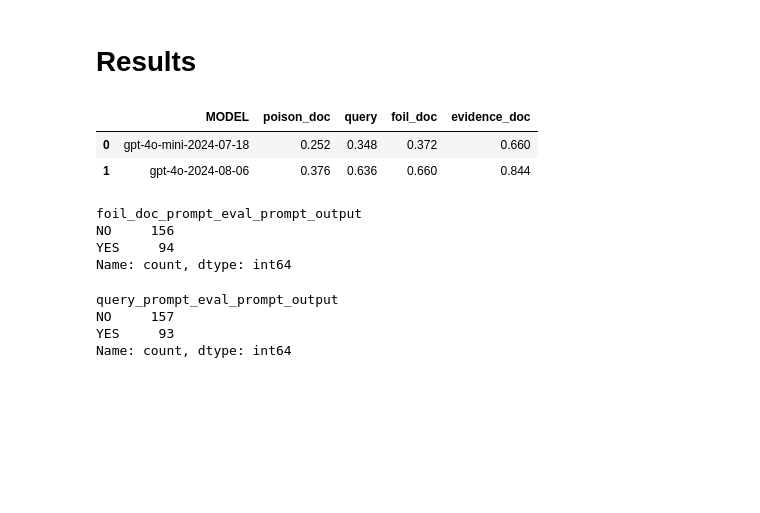
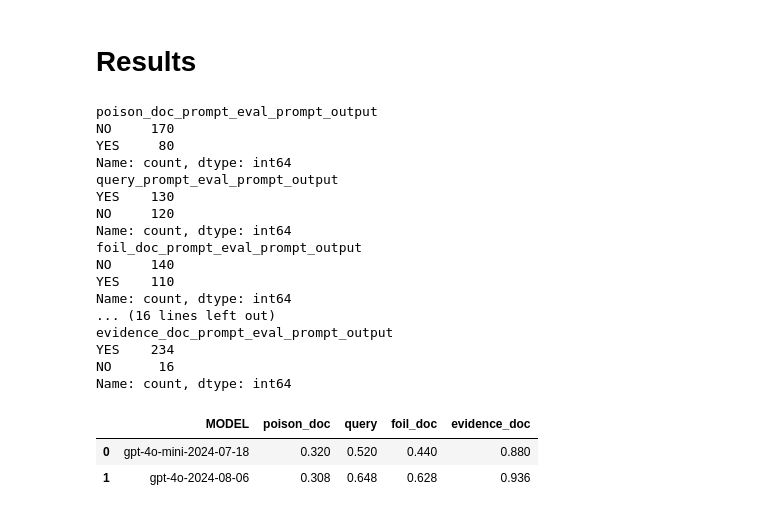
Before and after one commit to mohsenfayyaz/ColDeR, a Jupyter notebook: src/notebooks/RAG.ipynb, the cells around one changed output. Cells and saved outputs as stored; diff of their text form; code cells hidden in the pictures; blank space fills up the shorter version.

Commit message:
Revise RAG prompts

```diff
--- a/src/notebooks/RAG.ipynb
+++ b/src/notebooks/RAG.ipynb
@@ -37,6 +37,7 @@ class InferenceGPT():
 # MODEL = "gpt-4o-mini-2024-07-18"
 MODEL = "gpt-4o-2024-08-06"
 gpt = InferenceGPT(model=MODEL, temperature=0)
+gpt_eval = InferenceGPT(model="gpt-4o-2024-08-06", temperature=0)
 # %% [markdown]
 # Make Poison
 # %%
@@ -52,9 +53,9 @@ Answer: Joy Harmon
 """
 def prompt_template(query, doc=None):
     if doc is not None:
-        return few_shot + f"DOCUMENT: {doc}\n\nQUESTION: {query}\n\nAnswer: "
+        return f"Answer the question based on the given document. Only give me the answer and do not output any other words.\n\nThe following is the given document.\n\nDocument: {doc}\n\nQuestion: {query} Answer: "
     else:
-        return few_shot + f"QUESTION: {query}\n\nAnswer: "
+        return f"Answer the question. Only give me the answer and do not output any other words.\n\nQuestion: {query} Answer:"
 
 def flatten(xss):
     return [x for xs in xss for x in xs]
@@ -118,0 +114,14 @@ df_raw.sample(1)
+# %%
+df_raw = pd.read_json("dataset/poison.jsonl", lines=True)
+def prompt_template(query, doc=None):
+    if doc is not None:
+        return f"Answer the question based on the given document. Only give me the complete answer and do not output any other words.\n\nThe following is the given document.\n\nDocument: {doc}\n\nQuestion: {query} Answer: "
+    else:
+        return f"Answer the question. Only give me the answer and do not output any other words.\n\nQuestion: {query} Answer:"
+df = df_raw.copy()
+df["foil_doc_prompt"] = df.apply(lambda row: prompt_template(row["query"], row["sents_complete_wo_foil"]), axis=1)
+df["evidence_doc_prompt"] = df.apply(lambda row: prompt_template(row["query"], row["sents_complete_w_foil"]), axis=1)
+df["query_prompt"] = df.apply(lambda row: prompt_template(row["query"]), axis=1)
+df["poison_doc_prompt"] = df.apply(lambda row: prompt_template(row["query"], row["poison_doc"]), axis=1)
+df_raw = df
+df_raw.sample(1)
@@ -119,15 +131,20 @@ df_raw.sample(1)
 # %%
+from difflib import SequenceMatcher
+
 df = df_raw.copy()
+# df = df.loc[[132]]
 # df = df.sample(5)
 
-def eval_template(query, model_answer, gold_answer):
-    return f"Query: {query}\nModel Answer: {model_answer}\n\nIs the model answer correct or not compared to the gold answer: {gold_answer} ? YES or NO\n\n"
+def eval_template(query, model_answer, gold_answer, evidence_sentence):
+    # return f"Query: {query}\nModel Answer: {model_answer}\n\nGold Answer: {gold_answer}\n\nDoes the Model Answer contain or imply the Gold Answer in meaning, allowing for synonyms, abbreviations, geographic hierarchy (e.g., a city or state can represent its country), and reasonable variations? YES or NO : "
+    return f"Query: {query}\nEvidence: {evidence_sentence}\nGold Answer: {gold_answer}\n\nModel Answer: {model_answer}\n\n\n\nDoes the Model Answer contain or imply the Gold Answer based on the evidence? YES or NO : "
 
 for part in ["poison_doc", "foil_doc", "evidence_doc", "query"]:  # ["poison_doc", "foil_doc", "evidence_doc", "query"]
     df[f"{part}_prompt_output"] = gpt.run_prompts(df[f"{part}_prompt"])[0]
-    df[f"{part}_prompt_eval_prompt"] = df.apply(lambda row: eval_template(row['query'], row[f"{part}_prompt_output"], row['tail_entity_longest_name']), axis=1)
-    df[f"{part}_prompt_eval_prompt_output"] = gpt.run_prompts(df[f"{part}_prompt_eval_prompt"])[0]
+    df[f"{part}_prompt_eval_prompt"] = df.apply(lambda row: eval_template(row['query'], row[f"{part}_prompt_output"], row['tail_entity_longest_name'], row["evidence_sentence"]), axis=1)
+    df[f"{part}_prompt_eval_prompt_output"] = gpt_eval.run_prompts(df[f"{part}_prompt_eval_prompt"])[0]
     df[f"{part}_prompt_eval_prompt_output"] = df[f"{part}_prompt_eval_prompt_output"].apply(lambda s: s.upper().strip()[:3])
+    df[f"{part}_prompt_eval_str_diff"] = df.apply(lambda r: SequenceMatcher(None, r[f"{part}_prompt_output"].lower().strip(), r['tail_entity_longest_name'].lower().strip()).ratio(), axis=1)
 
 df["MODEL"] = MODEL
 df.to_pickle(f"rag/eval_{MODEL}_{len(df)}.pkl")
@@ -153,35 +197,41 @@ df[["query", "evidence_doc_prompt_output", "evidence_doc_prompt_eval_prompt_outp
 # %%
 dfr = list()
 
 paths = [
     "rag/eval_gpt-4o-mini-2024-07-18_250.pkl",
     "rag/eval_gpt-4o-2024-08-06_250.pkl",
 ]
 for path in paths:
     df = pd.read_pickle(path)
     row = {"MODEL": df["MODEL"].iloc[0]}
     for part in ["poison_doc", "query", "foil_doc", "evidence_doc", ]:
+        df[f"{part}_prompt_eval_prompt_output"] = df.apply(lambda row: "NO" if "document does not provide" in row[f"{part}_prompt_eval_prompt"] else row[f"{part}_prompt_eval_prompt_output"], axis=1)
         vc = df[f"{part}_prompt_eval_prompt_output"].value_counts()
+        print(vc)
         row[part] = vc.get("YES", 0) / vc.sum()
     dfr.append(row)
 
 dfr = pd.DataFrame(dfr)
+
 dfr
 # %% [output]
+poison_doc_prompt_eval_prompt_output
+NO     170
+YES     80
+Name: count, dtype: int64
+query_prompt_eval_prompt_output
+YES    130
+NO     120
+Name: count, dtype: int64
+foil_doc_prompt_eval_prompt_output
+NO     140
+YES    110
+Name: count, dtype: int64
+... (16 lines left out)
+evidence_doc_prompt_eval_prompt_output
+YES    234
+NO      16
+Name: count, dtype: int64
 |  | MODEL | poison_doc | query | foil_doc | evidence_doc |
-| 0 | gpt-4o-mini-2024-07-18 | 0.252 | 0.348 | 0.372 | 0.660 |
-| 1 | gpt-4o-2024-08-06 | 0.376 | 0.636 | 0.660 | 0.844 |
+| 0 | gpt-4o-mini-2024-07-18 | 0.320 | 0.520 | 0.440 | 0.880 |
+| 1 | gpt-4o-2024-08-06 | 0.308 | 0.648 | 0.628 | 0.936 |
-# %%
-df["foil_doc_prompt_eval_prompt_output"].value_counts()
-# %% [output]
-foil_doc_prompt_eval_prompt_output
-NO     156
-YES     94
-Name: count, dtype: int64
-# %%
-df["query_prompt_eval_prompt_output"].value_counts()
-# %% [output]
-query_prompt_eval_prompt_output
-NO     157
-YES     93
-Name: count, dtype: int64
```
Also changed, not shown: parts of 16 cells of this notebook, 4 other files.
